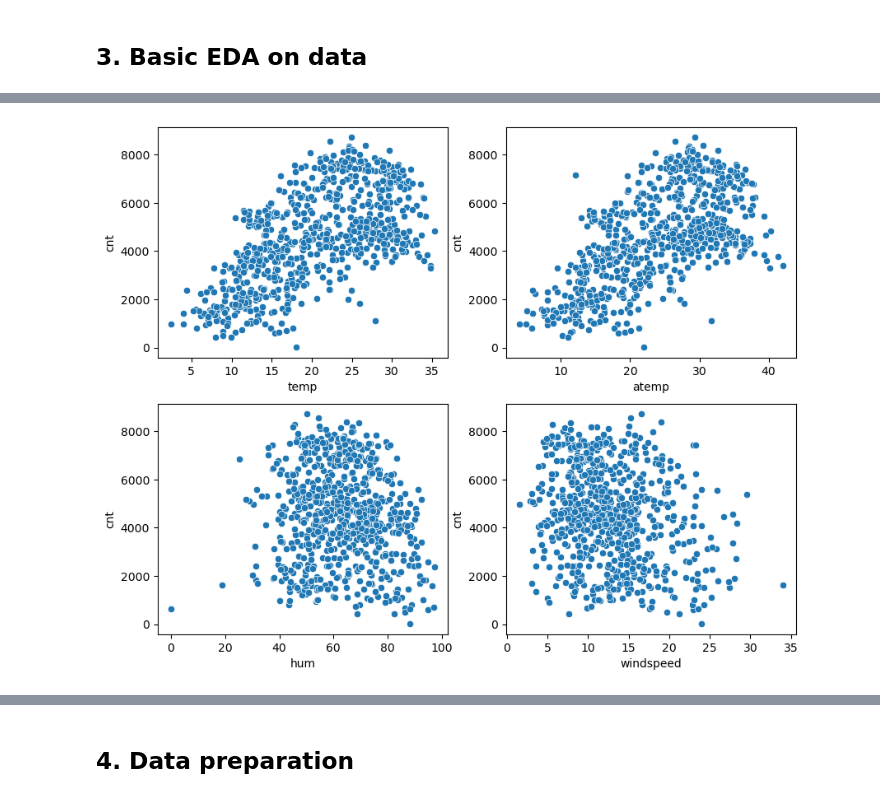
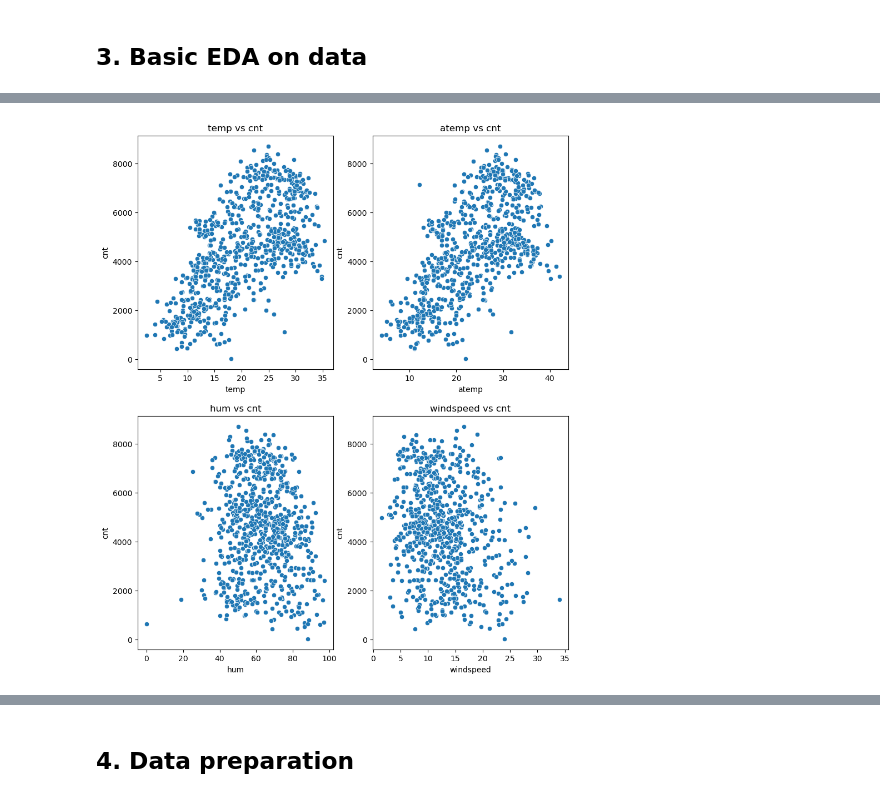
Before and after one commit to shootingStar10/EPGP-IIITB, a Jupyter notebook: Course2 - Machine Learning Part-1/Linear Regression Assignment/Untitled.ipynb, the cells around one changed output, grey strips where cells are left out. Drawn from its saved outputs; the diff is of its cells as text; code cells hidden in the pictures.

```diff
--- a/Course2 - Machine Learning Part-1/Linear Regression Assignment/Untitled.ipynb
+++ b/Course2 - Machine Learning Part-1/Linear Regression Assignment/Untitled.ipynb
@@ -146,12 +166,13 @@ data[categorical_vars] = data[categorical_vars].apply(lambda x: x.astype('object
 # %%
 # scatter plot among numeric variables and target variable
 
-plt.figure(figsize=(10, 8))
+plt.figure(figsize=(10, 12))
 
 for i in range(1, len(numeric_vars)):
     plt.subplot(2, 2, i)
+    plt.title('{} vs {}'.format(numeric_vars[i], target_var))
     sns.scatterplot(x = data[numeric_vars[i]], y = data[target_var])
 
 plt.show()
 # %% [output]
-[figure, old version]
+[figure, new version]
```
Also changed, not shown: parts of 24 cells of this notebook.
